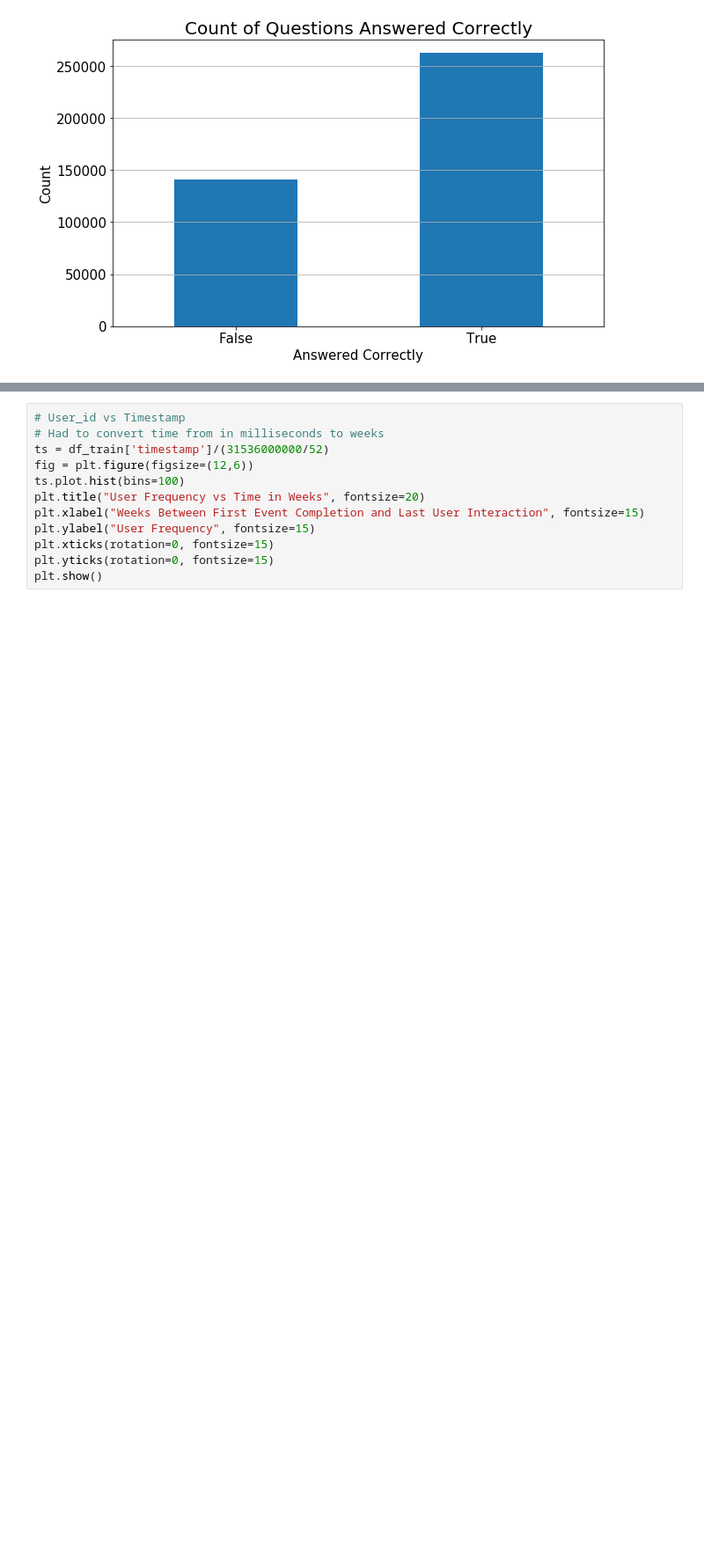
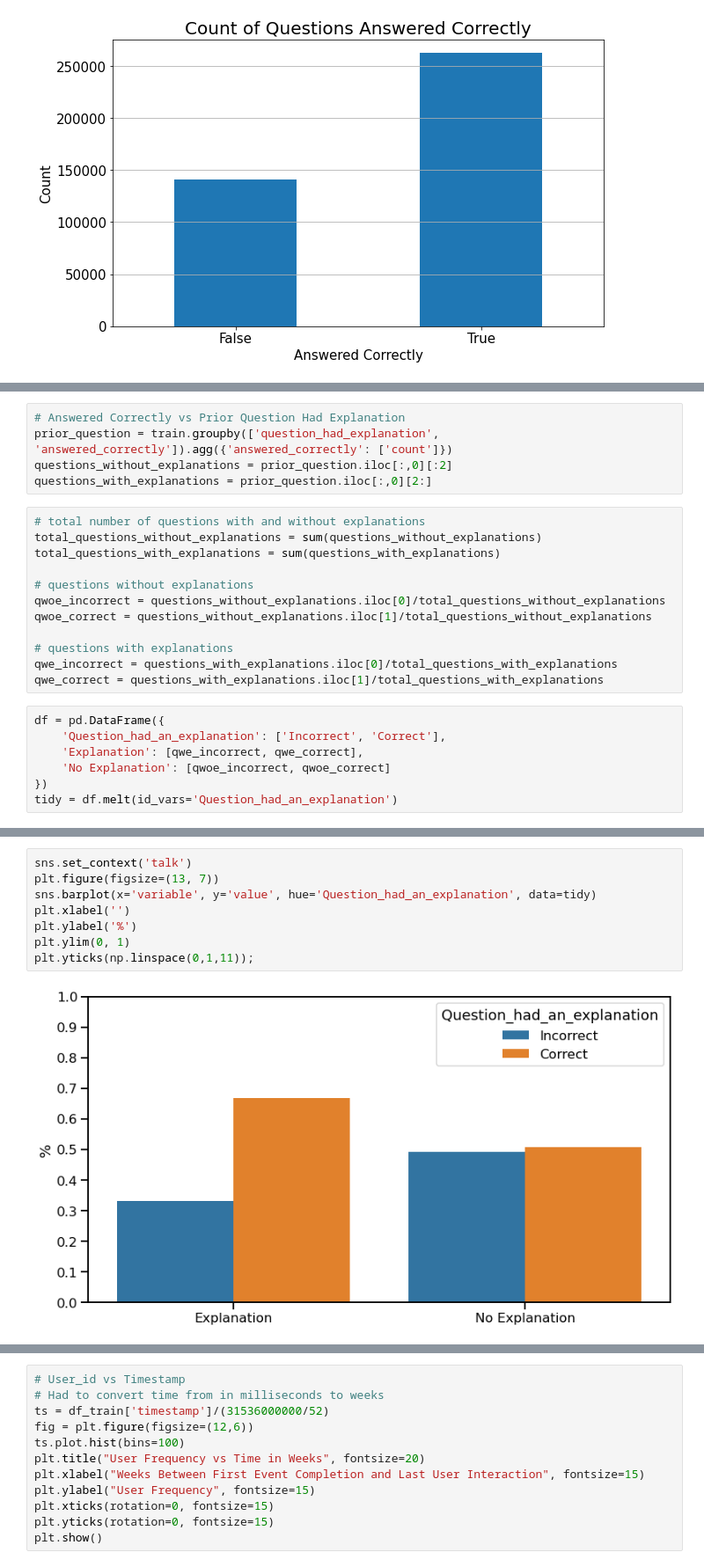
Before and after one commit to Riiid-Team/AI-Learning, a Jupyter notebook: MVP.ipynb, the cells around one changed output, grey strips where cells are left out. Shown: that part at 88% size. Drawn from its saved outputs; the diff is of its cells as text; blank space fills up the shorter version.

```diff
--- a/MVP.ipynb
+++ b/MVP.ipynb
@@ -246,0 +241,24 @@ KeyError: "['question_had_explanation' 'answered_correctly'] not in index"
+# %%
+# Answered Correctly vs Prior Question Had Explanation
+prior_question = train.groupby(['question_had_explanation', 'answered_correctly']).agg({'answered_correctly': ['count']})
+questions_without_explanations = prior_question.iloc[:,0][:2]
+questions_with_explanations = prior_question.iloc[:,0][2:]
+# %%
+# total number of questions with and without explanations
+total_questions_without_explanations = sum(questions_without_explanations)
+total_questions_with_explanations = sum(questions_with_explanations)
+
+# questions without explanations
+qwoe_incorrect = questions_without_explanations.iloc[0]/total_questions_without_explanations
+qwoe_correct = questions_without_explanations.iloc[1]/total_questions_without_explanations
+
+# questions with explanations
+qwe_incorrect = questions_with_explanations.iloc[0]/total_questions_with_explanations
+qwe_correct = questions_with_explanations.iloc[1]/total_questions_with_explanations
+# %%
+df = pd.DataFrame({
+    'Question_had_an_explanation': ['Incorrect', 'Correct'],
+    'Explanation': [qwe_incorrect, qwe_correct],
+    'No Explanation': [qwoe_incorrect, qwoe_correct]
+})
+tidy = df.melt(id_vars='Question_had_an_explanation')
@@ -247 +273,11 @@ KeyError: "['question_had_explanation' 'answered_correctly'] not in index"
+# %%
+sns.set_context('talk')
+plt.figure(figsize=(13, 7))
+sns.barplot(x='variable', y='value', hue='Question_had_an_explanation', data=tidy)
+plt.xlabel('')
+plt.ylabel('%')
+plt.ylim(0, 1)
+plt.yticks(np.linspace(0,1,11));
+# %% [output]
+[figure, added]
 # %%
```
Also changed, not shown: parts of 6 cells of this notebook.
